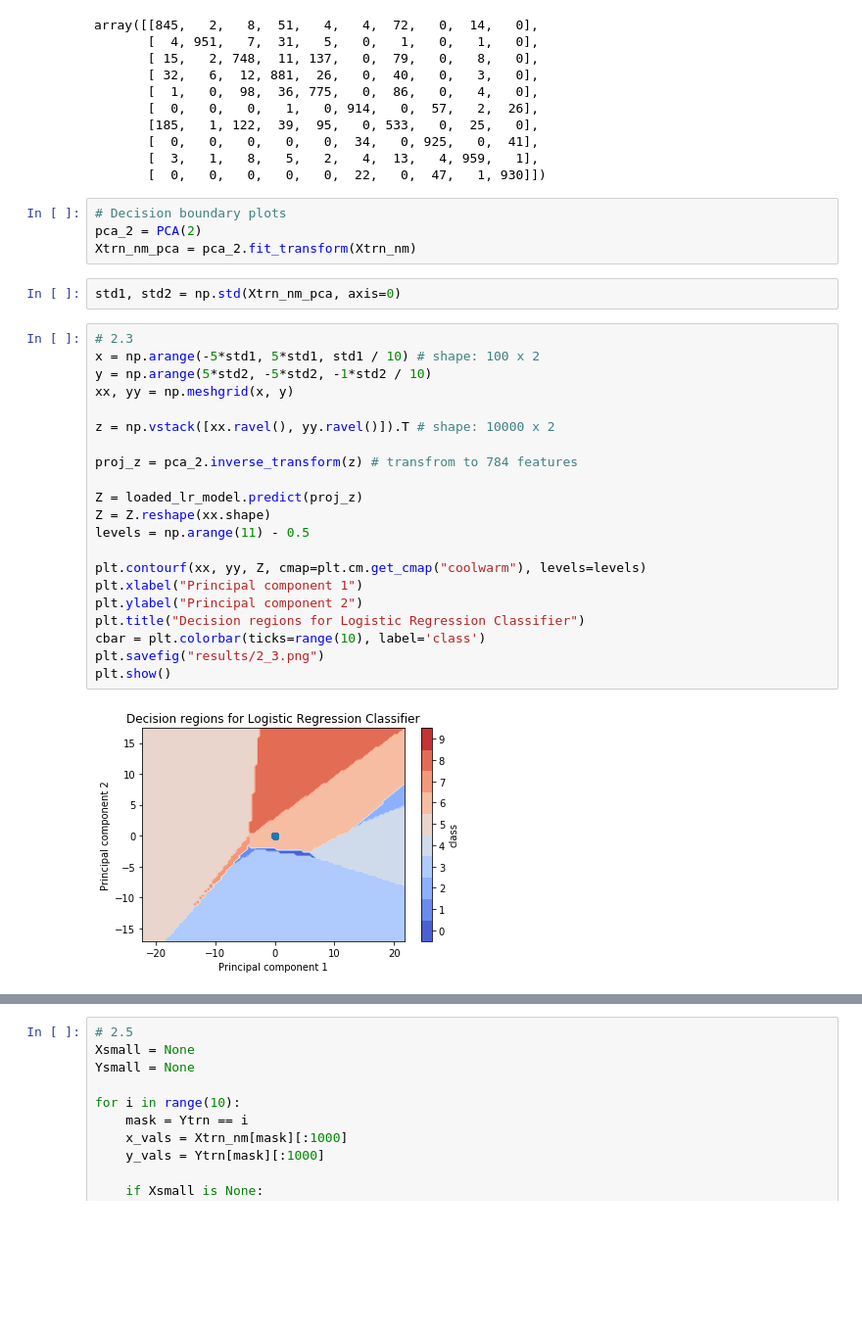
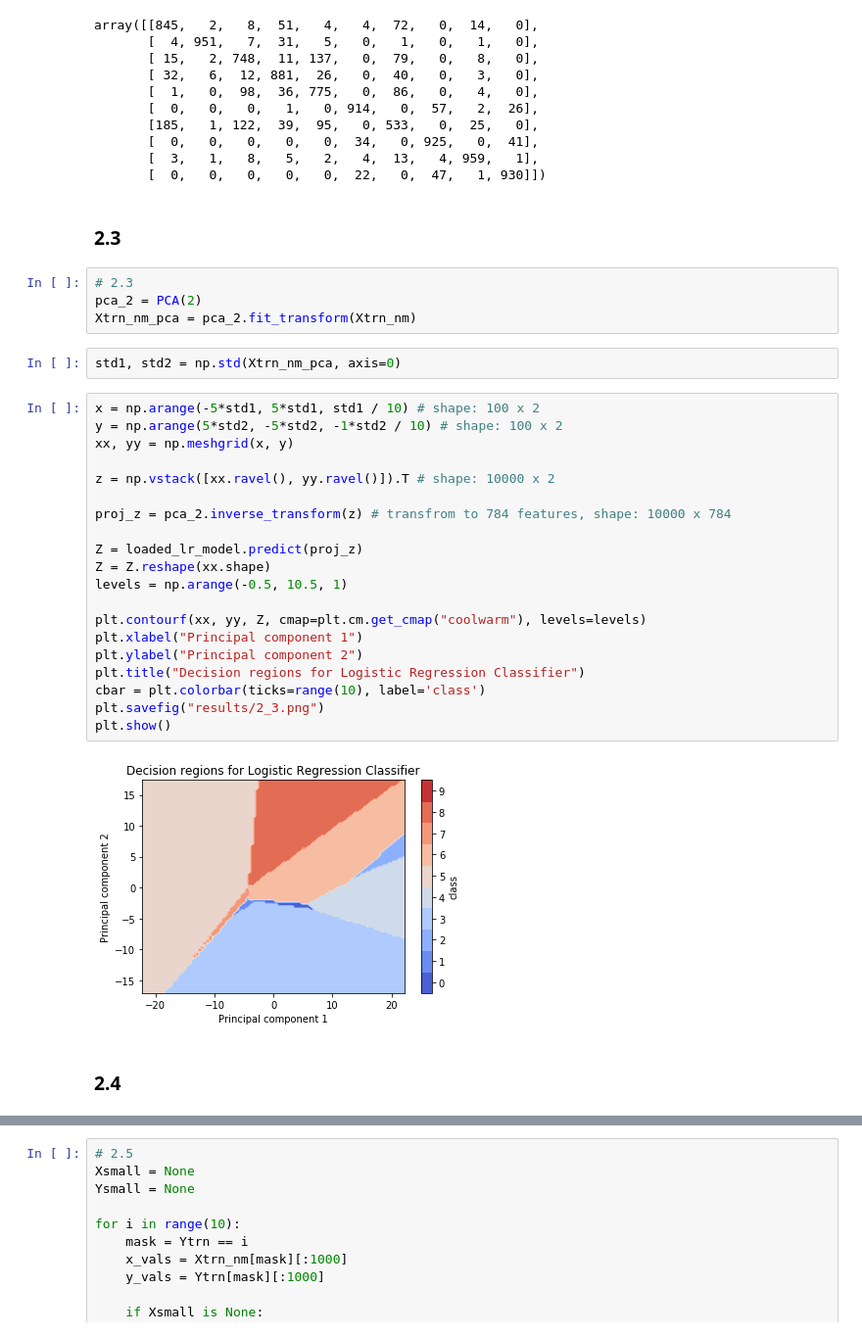
Before and after one commit to apurvmishra99/iaml-cw2, a Jupyter notebook: explore_q2.ipynb, the cells around one changed output, grey strips where cells are left out. Shown at 98% size. Cells and saved outputs as stored; diff of their text form; blank space fills up the shorter version.

```diff
--- a/explore_q2.ipynb
+++ b/explore_q2.ipynb
@@ -81,34 +87,37 @@ array([[845,   2,   8,  51,   4,   4,  72,   0,  14,   0],
        [  0,   0,   0,   0,   0,  34,   0, 925,   0,  41],
        [  3,   1,   8,   5,   2,   4,  13,   4, 959,   1],
        [  0,   0,   0,   0,   0,  22,   0,  47,   1, 930]])
+# %% [markdown]
+### 2.3
 # %%
-# Decision boundary plots
+# 2.3
 pca_2 = PCA(2)
 Xtrn_nm_pca = pca_2.fit_transform(Xtrn_nm)
 # %%
 std1, std2 = np.std(Xtrn_nm_pca, axis=0)
 # %%
-# 2.3
 x = np.arange(-5*std1, 5*std1, std1 / 10) # shape: 100 x 2
-y = np.arange(5*std2, -5*std2, -1*std2 / 10)
+y = np.arange(5*std2, -5*std2, -1*std2 / 10) # shape: 100 x 2
 xx, yy = np.meshgrid(x, y)
 
 z = np.vstack([xx.ravel(), yy.ravel()]).T # shape: 10000 x 2
 
-proj_z = pca_2.inverse_transform(z) # transfrom to 784 features
+proj_z = pca_2.inverse_transform(z) # transfrom to 784 features, shape: 10000 x 784
 
 Z = loaded_lr_model.predict(proj_z)
 Z = Z.reshape(xx.shape)
-levels = np.arange(11) - 0.5
+levels = np.arange(-0.5, 10.5, 1)
 
 plt.contourf(xx, yy, Z, cmap=plt.cm.get_cmap("coolwarm"), levels=levels)
 plt.xlabel("Principal component 1")
 plt.ylabel("Principal component 2")
 plt.title("Decision regions for Logistic Regression Classifier")
 cbar = plt.colorbar(ticks=range(10), label='class')
 plt.savefig("results/2_3.png")
 plt.show()
 # %% [output]
-[figure, old version]
+[figure, new version]
+# %% [markdown]
+### 2.4
 # %%
 # 2.4
```
Also changed, not shown: parts of 13 cells of this notebook, 7 other files.
